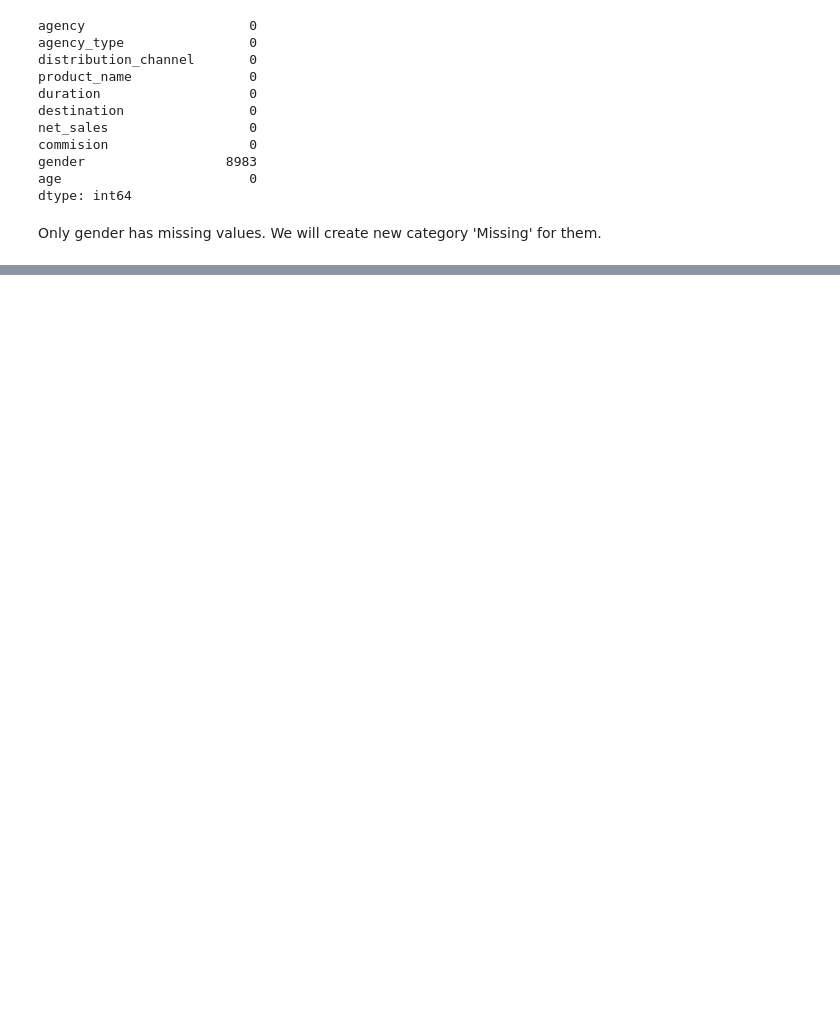
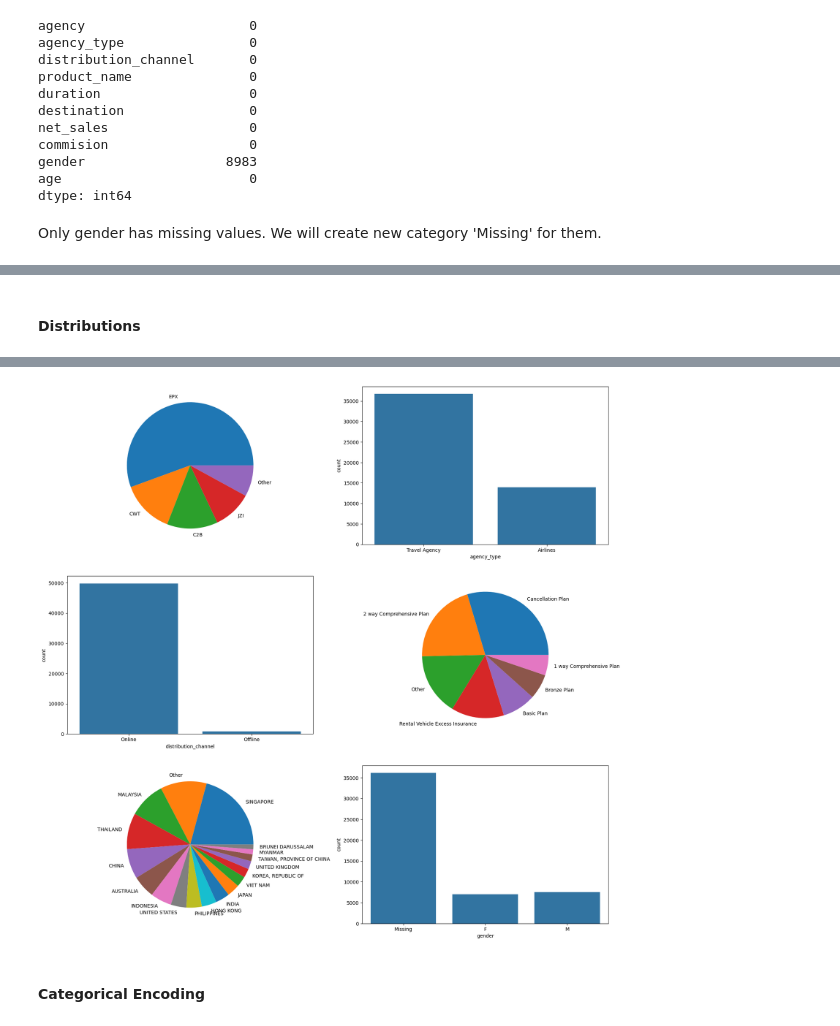
Before and after one commit to AndreiShelest/ML_travel_insurance, a Jupyter notebook: notebooks/eda.ipynb, the cells around one changed output, grey strips where cells are left out. Saved outputs shown, nothing was run; the diff lists cells and outputs as text; code cells hidden in the pictures; blank space fills up the shorter version.

```diff
--- a/notebooks/eda.ipynb
+++ b/notebooks/eda.ipynb
@@ -223,4 +121,0 @@ array(['1 way Comprehensive Plan', '2 way Comprehensive Plan',
-# %%
-oh_cols = catalog.load('params:travel_insurance.encoding.one_hot_cols')
-
-X_train = pd.get_dummies(X_train, columns=oh_cols)
@@ -267,0 +169,45 @@ y_train
+# %% [markdown]
+#### Distributions
+# %%
+def get_pie_plot_data(col: str, perc: float = 0.05):
+    initial_plot_data = pd.DataFrame({col: X_train[col]})
+    plot_perc = initial_plot_data.value_counts() / initial_plot_data.shape[0]
+    to_other = pd.DataFrame(
+        {'other': plot_perc < perc, col: [ind[0] for ind in plot_perc.index.values]}
+    )
+    to_other.reset_index(drop=True, inplace=True)
+
+    plot_data = pd.merge(initial_plot_data, to_other, left_on=col, right_on=col)
+    plot_data.loc[plot_data['other'], col] = 'Other'
+
+    return plot_data
+# %%
+fig, axs = plt.subplots(3, 2, figsize=(20, 20))
+axs_flat = axs.flat
+
+
+agency_plot_data = get_pie_plot_data('agency')
+axs_flat[0].pie(
+    agency_plot_data.value_counts(),
+    labels=[ind[0] for ind in agency_plot_data.value_counts().index.values],
+)
+
+sns.countplot(data=X_train, x='agency_type', ax=axs_flat[1])
+sns.countplot(data=X_train, x='distribution_channel', ax=axs_flat[2])
+
+product_plot_data = get_pie_plot_data('product_name')
+axs_flat[3].pie(
+    product_plot_data.value_counts(),
+    labels=[ind[0] for ind in product_plot_data.value_counts().index.values],
+)
+
+dest_plot_data = get_pie_plot_data('destination', perc=0.01)
+axs_flat[4].pie(
+    dest_plot_data.value_counts(),
+    labels=[ind[0] for ind in dest_plot_data.value_counts().index.values],
+)
+
+sns.countplot(data=X_train, x='gender', ax=axs_flat[5])
+
+plt.show()
+# %% [output]
@@ -267,0 +215,3 @@ y_train
+[figure, added]
+# %% [markdown]
+#### Categorical Encoding
```
Also changed, not shown: parts of 39 cells of this notebook, 3 other files.
